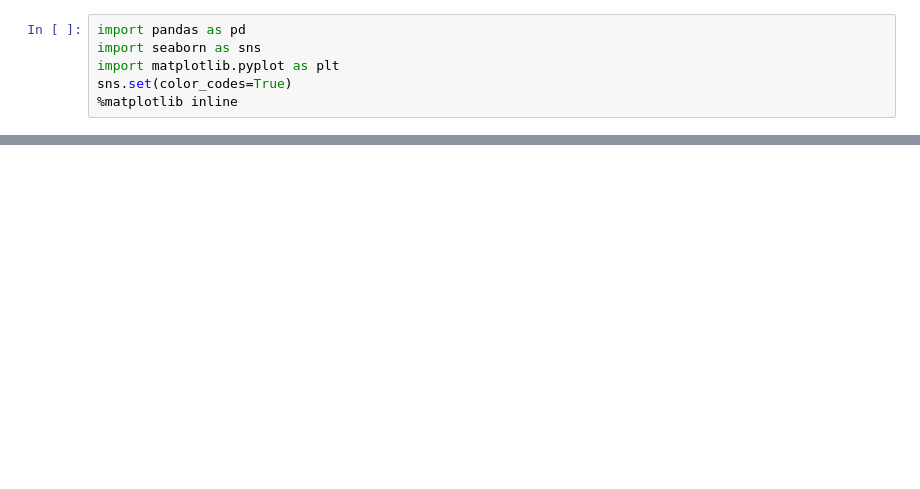
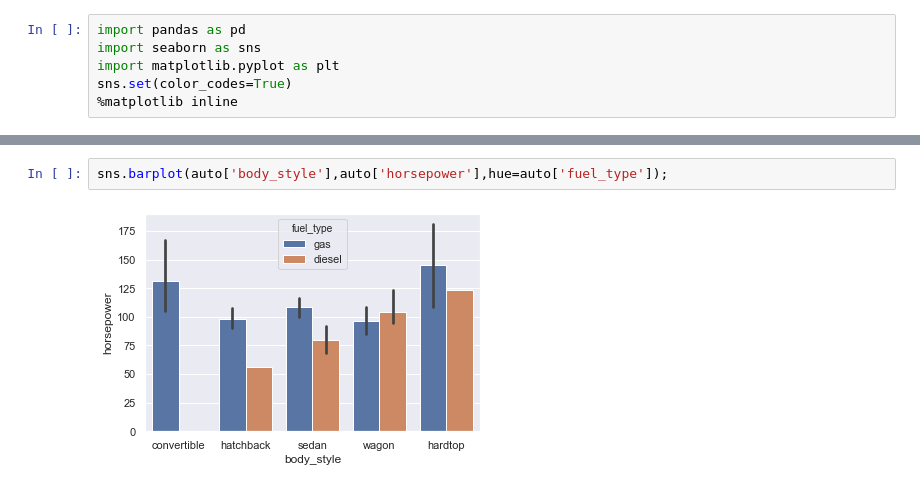
Before and after one commit to fborrasumh/greatlearning-pgp-dsba, a Jupyter notebook: Week_3_Data_Visulization_With_Python.ipynb, the cells around one changed output, grey strips where cells are left out. Drawn from its saved outputs; the diff is of its cells as text; blank space fills up the shorter version.

```diff
--- a/Week_3_Data_Visulization_With_Python.ipynb
+++ b/Week_3_Data_Visulization_With_Python.ipynb
@@ -29,0 +58,4 @@ sns.boxplot(auto['number_of_doors'],auto['horsepower'],hue=auto['fuel_type']);
+# %%
+sns.barplot(auto['body_style'],auto['horsepower'],hue=auto['fuel_type']);
+# %% [output]
+[figure, added]
```
Also changed, not shown: parts of 15 cells of this notebook.
